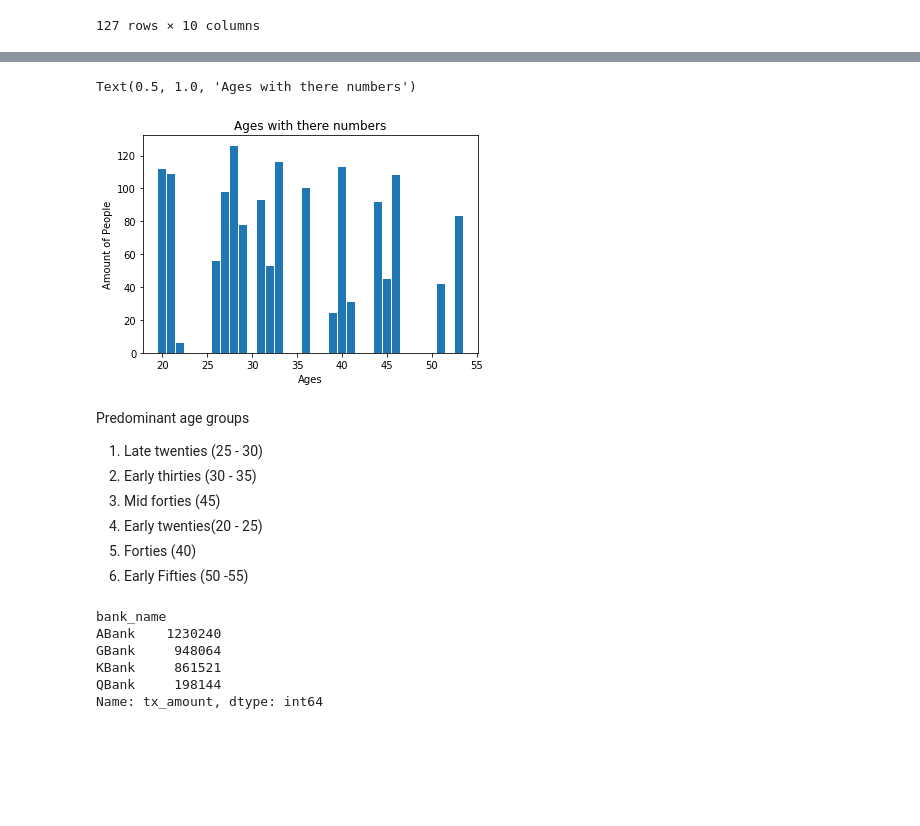
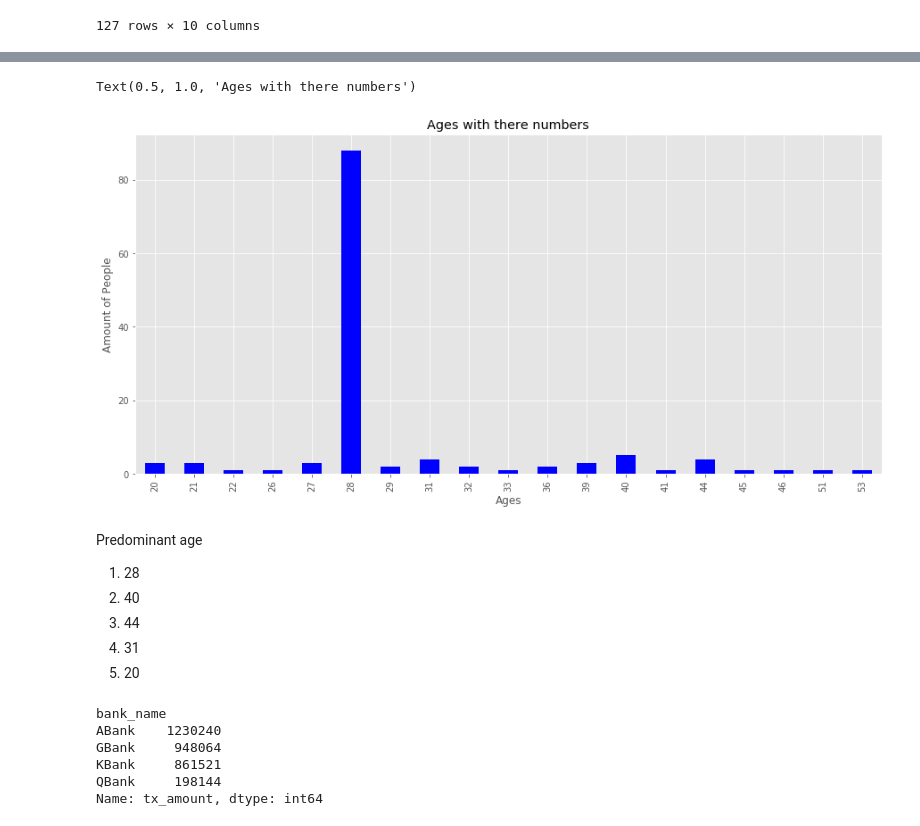
Before and after one commit to olaseth39/excel_project, a Jupyter notebook: Data Cleaning Task2-Edited.ipynb, the cells around one changed output, grey strips where cells are left out. Drawn from its saved outputs; the diff is of its cells as text; code cells hidden in the pictures; blank space fills up the shorter version.

```diff
--- a/Data Cleaning Task2-Edited.ipynb
+++ b/Data Cleaning Task2-Edited.ipynb
@@ -193,4 +232,8 @@ df8.to_excel('new_cleaned_data2.xlsx', index=False)
 import matplotlib.pyplot as plt
 import matplotlib
 %matplotlib inline
-matplotlib.rcParams["figure.figsize"] = (13,5)
+matplotlib.rcParams["figure.figsize"] = (15,7)
+# %%
+#count the number of people in each of the ages
+df9 = df8.groupby('age')['age'].count()
+df9
@@ -197,22 +258,21 @@ matplotlib.rcParams["figure.figsize"] = (13,5)
 # %%
-#plt.bar(df8['age'],)
-y = np.arange(len(df8))
-plt.bar(df8['age'], y, width=0.9)
+df9.plot(kind='bar', color='blue' )
+
+plt.style.use('ggplot')
 
 plt.xlabel('Ages')
 plt.ylabel('Amount of People')
 plt.title('Ages with there numbers')
 # %% [output]
 Text(0.5, 1.0, 'Ages with there numbers')
-[figure, old version]
+[figure, new version]
-# %% [markdown]
-Predominant age groups
-1. Late twenties (25 - 30)
-2. Early thirties (30 - 35)
-3. Mid forties (45)
-4. Early twenties(20 - 25)
-5. Forties (40)
-6. Early Fifties (50 -55)
+# %% [markdown]
+Predominant age
+1. 28
+2. 40
+3. 44
+4. 31
+5. 20
 # %%
 
 df8.groupby('bank_name')['tx_amount'].sum()
```
Also changed, not shown: parts of 20 cells of this notebook.
